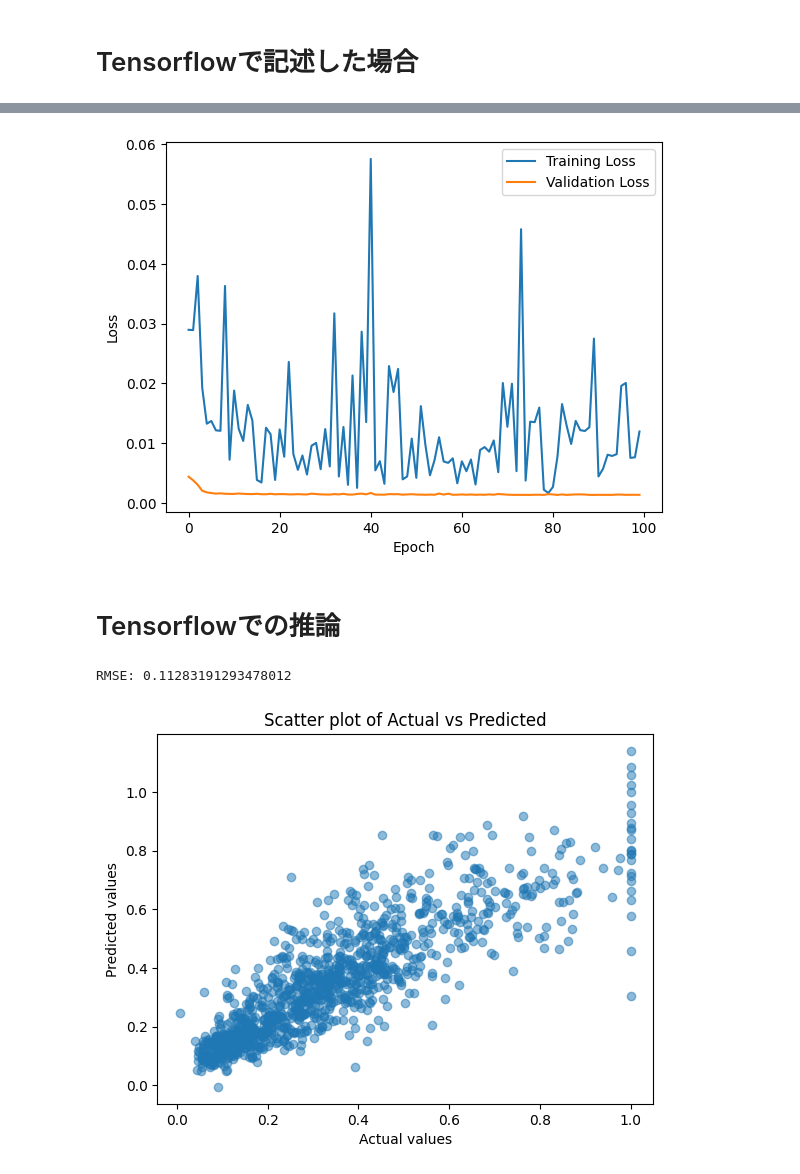
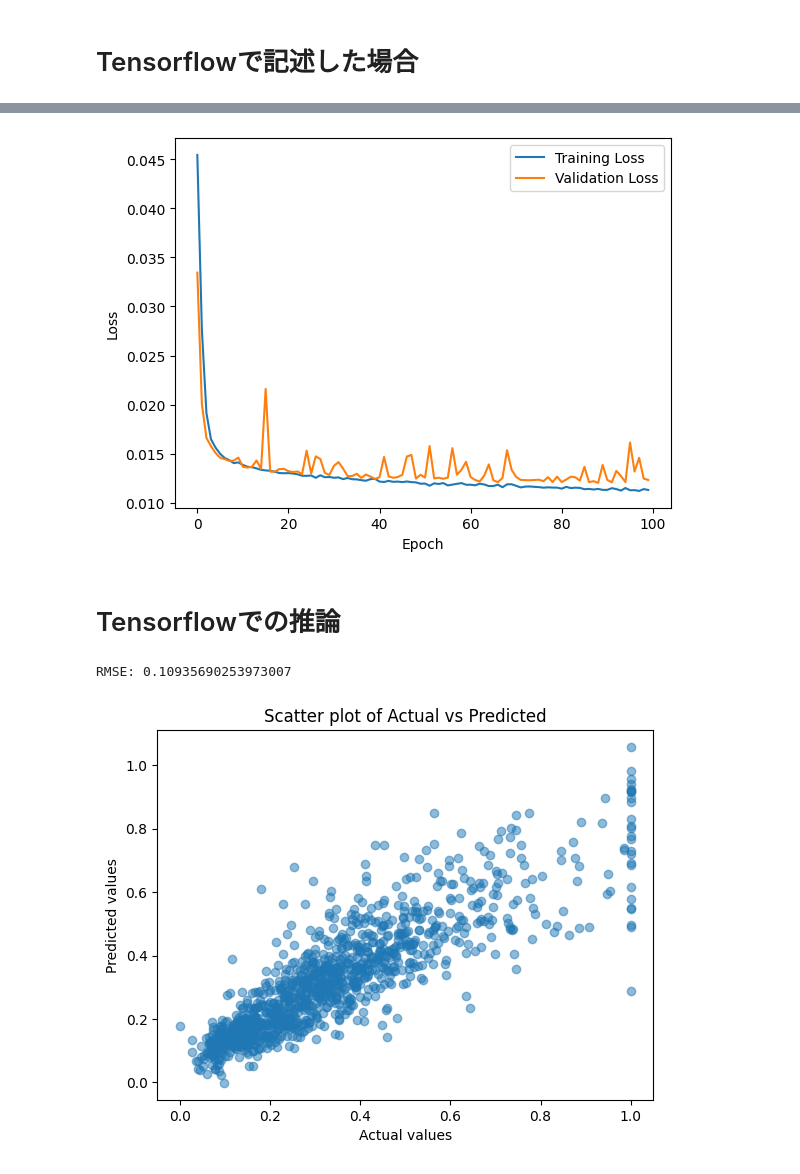
Before and after one commit to Ssurf777/pytorch_tensorflow_MLP_compare, a Jupyter notebook: PyTorch_Tensorflow_MLP_regression.ipynb, the cells around one changed output, grey strips where cells are left out. Cells and saved outputs as stored; diff of their text form; code cells hidden in the pictures.

```diff
--- a/PyTorch_Tensorflow_MLP_regression.ipynb
+++ b/PyTorch_Tensorflow_MLP_regression.ipynb
@@ -246,13 +246,6 @@ fix_seed = 2024
 np.random.seed(fix_seed)
 # TensorFlowのランダムシードの固定
 tf.random.set_seed(fix_seed)
-
-
-# GPUが利用可能かどうかの確認
-if tf.test.gpu_device_name():
-    print('GPUが利用可能です')
-else:
-    print('GPUが利用不可です')
 
 # モデルの定義
 class MLP(tf.keras.Model):
@@ -283,35 +276,18 @@ train_dataset = tf.data.Dataset.from_tensor_slices((train_x, train_y))
 train_dataset = train_dataset.shuffle(buffer_size=len(train_x)).batch(10)
 val_dataset = tf.data.Dataset.from_tensor_slices((val_x, val_y)).batch(10)
 
-# トレーニングループ
-num_epochs = 100
-train_losses = []  # トレーニングの損失を保存するリスト
-val_losses = []    # 検証の損失を保存するリスト
+# モデルのコンパイル
+model_tf.compile(optimizer=optimizer, loss=criterion)
 
-for epoch in range(num_epochs):
-    for batch_x, batch_y in train_dataset:
-        with tf.GradientTape() as tape:
-            output = model_tf(batch_x, training=True)
-            loss = criterion(batch_y, output)
-        gradients = tape.gradient(loss, model_tf.trainable_variables)
-        optimizer.apply_gradients(zip(gradients, model_tf.trainable_variables))
-    train_losses.append(loss.numpy())
+# トレーニング
+hist = model_tf.fit(train_dataset,
+                    epochs=100,
+                    validation_data=val_dataset,
+                    verbose=1)
 
-    # 10エポックごとに損失を表示
-    if (epoch + 1) % 10 == 0:
-        print(f'Training - Epoch [{epoch+1}/{num_epochs}], Loss: {loss.numpy():.4f}')
-
-    # 検証ループ
-    val_loss = 0
-    for val_batch_x, val_batch_y in val_dataset:
-        val_output = model_tf(val_batch_x, training=False)
-        val_loss += criterion(val_batch_y, val_output).numpy()
-    val_loss /= len(val_x)
-    val_losses.append(val_loss)
-
-    # 10エポックごとに検証の損失を表示
-    if (epoch + 1) % 10 == 0:
-        print(f'Validation - Epoch [{epoch+1}/{num_epochs}], Loss: {val_loss:.4f}')
+# トレーニングと検証の損失履歴を取得
+train_losses = hist.history['loss']
+val_losses = hist.history['val_loss']
 
 # TrainとValのLossをプロット
 plt.plot(train_losses, label='Training Loss')
@@ -341,4 +317,4 @@ Validation - Epoch [100/100], Loss: 0.0013
-[figure, old version]
+[figure, new version]
 # %% [markdown]
 # Tensorflowでの推論
 # %%
@@ -367,5 +343,5 @@ plt.xlabel('Actual values')
 plt.ylabel('Predicted values')
 plt.show()
 # %% [output]
-RMSE: 0.11283191293478012
+RMSE: 0.10935690253973007
-[figure, old version]
+[figure, new version]
```
Also changed, not shown: parts of 3 cells of this notebook.
